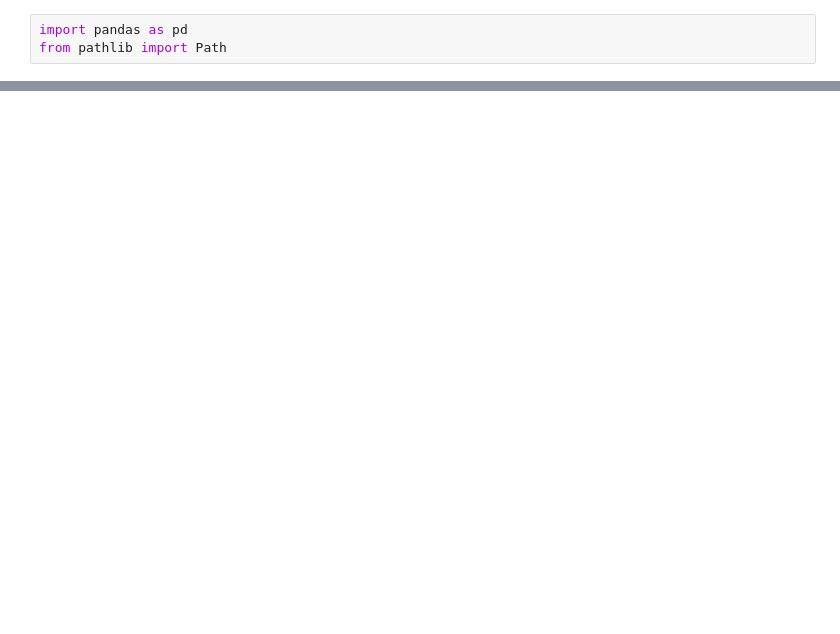
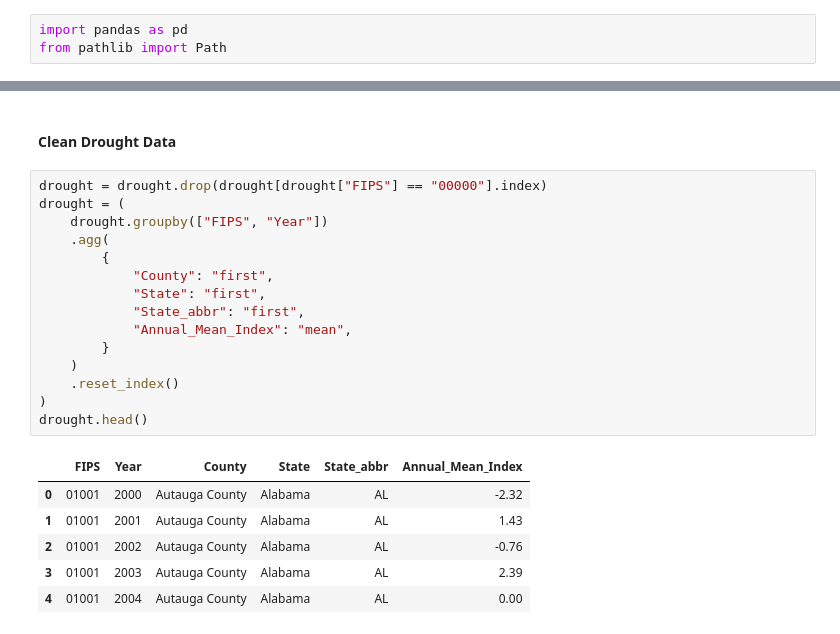
Before and after one commit to Ramil-cyber/Capstone_Citizensbank_climate-risk_insurance-exposure_monitoring, a Jupyter notebook: 03_code/data_exploration/merged_drought_wildfire.ipynb, the cells around one changed output, grey strips where cells are left out. Saved outputs shown, nothing was run; the diff lists cells and outputs as text; blank space fills up the shorter version.

```diff
--- a/03_code/data_exploration/merged_drought_wildfire.ipynb
+++ b/03_code/data_exploration/merged_drought_wildfire.ipynb
@@ -3,0 +45,24 @@ from pathlib import Path
+# %% [markdown]
+#### Clean Drought Data
+# %%
+drought = drought.drop(drought[drought["FIPS"] == "00000"].index)
+drought = (
+    drought.groupby(["FIPS", "Year"])
+    .agg(
+        {
+            "County": "first",
+            "State": "first",
+            "State_abbr": "first",
+            "Annual_Mean_Index": "mean",
+        }
+    )
+    .reset_index()
+)
+drought.head()
+# %% [output]
+|  | FIPS | Year | County | State | State_abbr | Annual_Mean_Index |
+| 0 | 01001 | 2000 | Autauga County | Alabama | AL | -2.32 |
+| 1 | 01001 | 2001 | Autauga County | Alabama | AL | 1.43 |
+| 2 | 01001 | 2002 | Autauga County | Alabama | AL | -0.76 |
+| 3 | 01001 | 2003 | Autauga County | Alabama | AL | 2.39 |
+| 4 | 01001 | 2004 | Autauga County | Alabama | AL | 0.00 |
```
Also changed, not shown: parts of 7 cells of this notebook, 5 other files.
